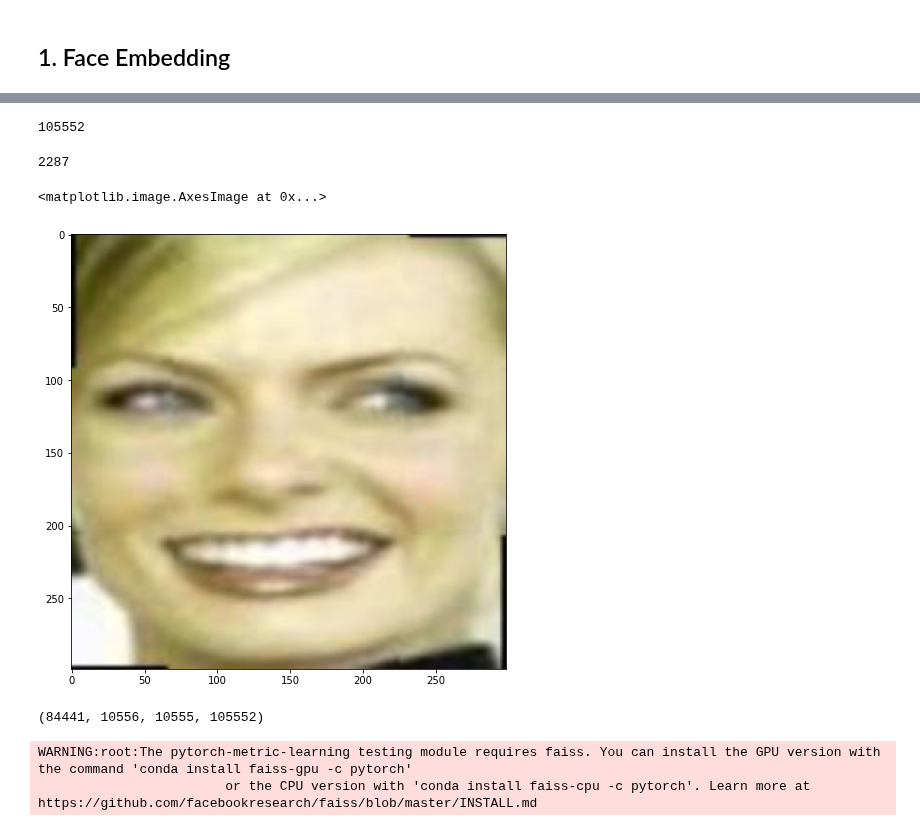
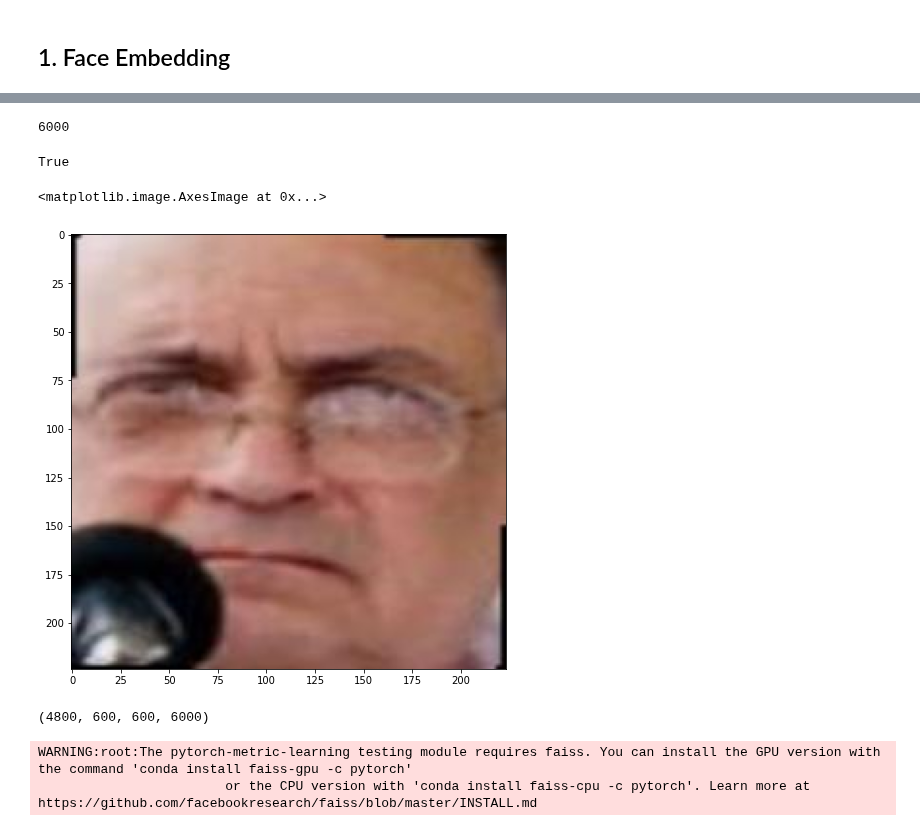
Before and after one commit to Neihtq/fasecure, a Jupyter notebook: Intermediate Presentation.ipynb, the cells around one changed output, grey strips where cells are left out. Drawn from its saved outputs; the diff is of its cells as text; code cells hidden in the pictures.

```diff
--- a/Intermediate Presentation.ipynb
+++ b/Intermediate Presentation.ipynb
@@ -20,14 +120,15 @@ from models.FaceNet import FaceNetInceptionV3
 # %%
 root = os.path.join('.', 'data', 'images', 'lfw_crop')
+pairs = os.path.join('.', 'data', 'images', 'lfw_crop', 'pairs.txt')
 transform = transforms.Compose([
-    transforms.Resize((299, 299)),
+    transforms.Resize((224, 224)),
     transforms.ToTensor(),
     transforms.Normalize((0.5, 0.5, 0.5), (0.5, 0.5, 0.5))]
 )
-dataset = ImageDataset(root, transform=transform)
+dataset = LFWDataset(root, pairs, transform=transform)
 len(dataset)
 # %% [output]
-105552
+6000
 # %%
 def show_img(img):
     img = (img * 0.5) + 0.5
@@ -39,18 +138,20 @@ label, img = dataset[-1]
+# %%
+img_1, img_2, label = dataset[0]
 # %%
 print(label)
 fig=plt.figure(figsize=(8, 8))
-plt.imshow(show_img(img))
+plt.imshow(show_img(img_2))
 # %% [output]
-2287
+True
 <matplotlib.image.AxesImage at 0x...>
-[figure, old version]
+[figure, new version]
 # %%
 train_length = int(0.8 * len(dataset))
 test_length = (len(dataset) - train_length) // 2
 val_length = (len(dataset) - train_length - test_length)
 train_length, val_length, test_length, len(dataset)
 # %% [output]
-(84441, 10556, 10555, 105552)
+(4800, 600, 600, 6000)
 # %%
 from pytorch_metric_learning.samplers import MPerClassSampler
 labels = list(dataset.label_to_number.keys())
```
Also changed, not shown: parts of 9 cells of this notebook, 4 other files.
